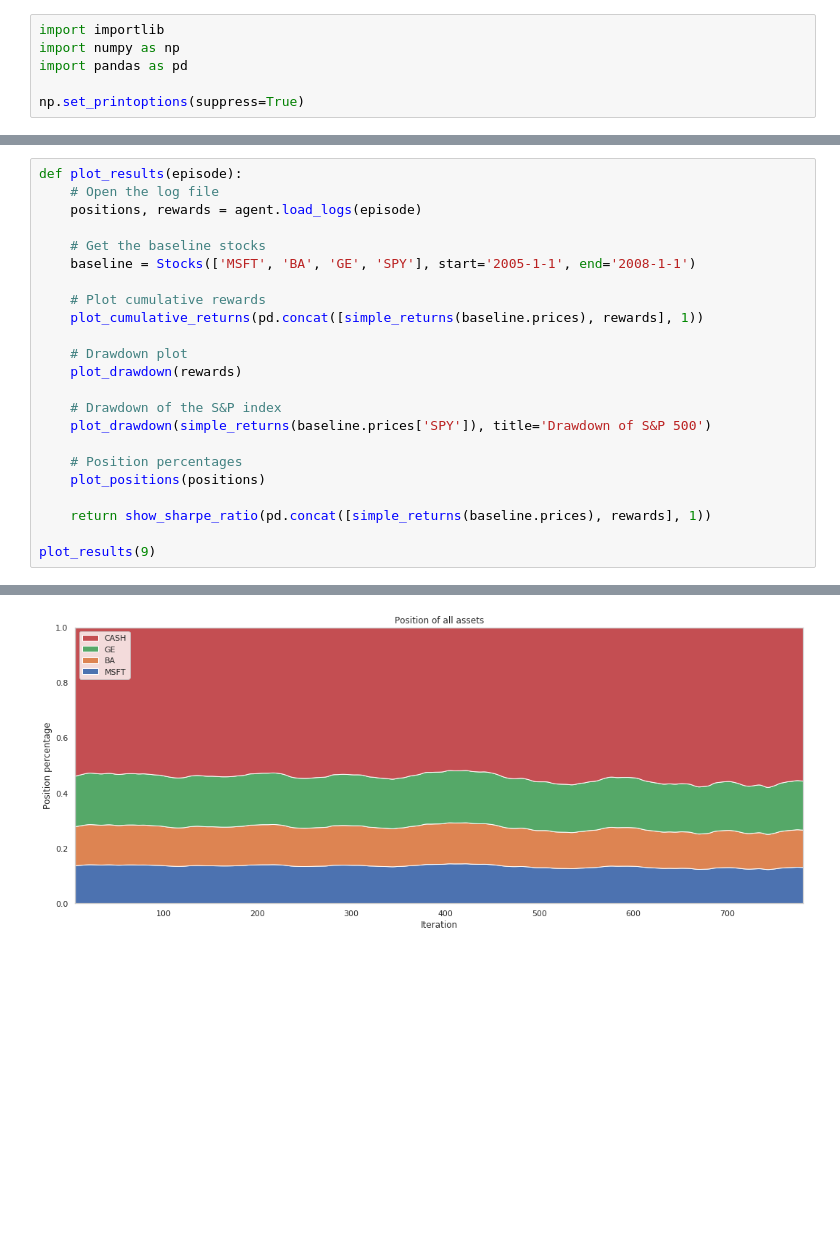
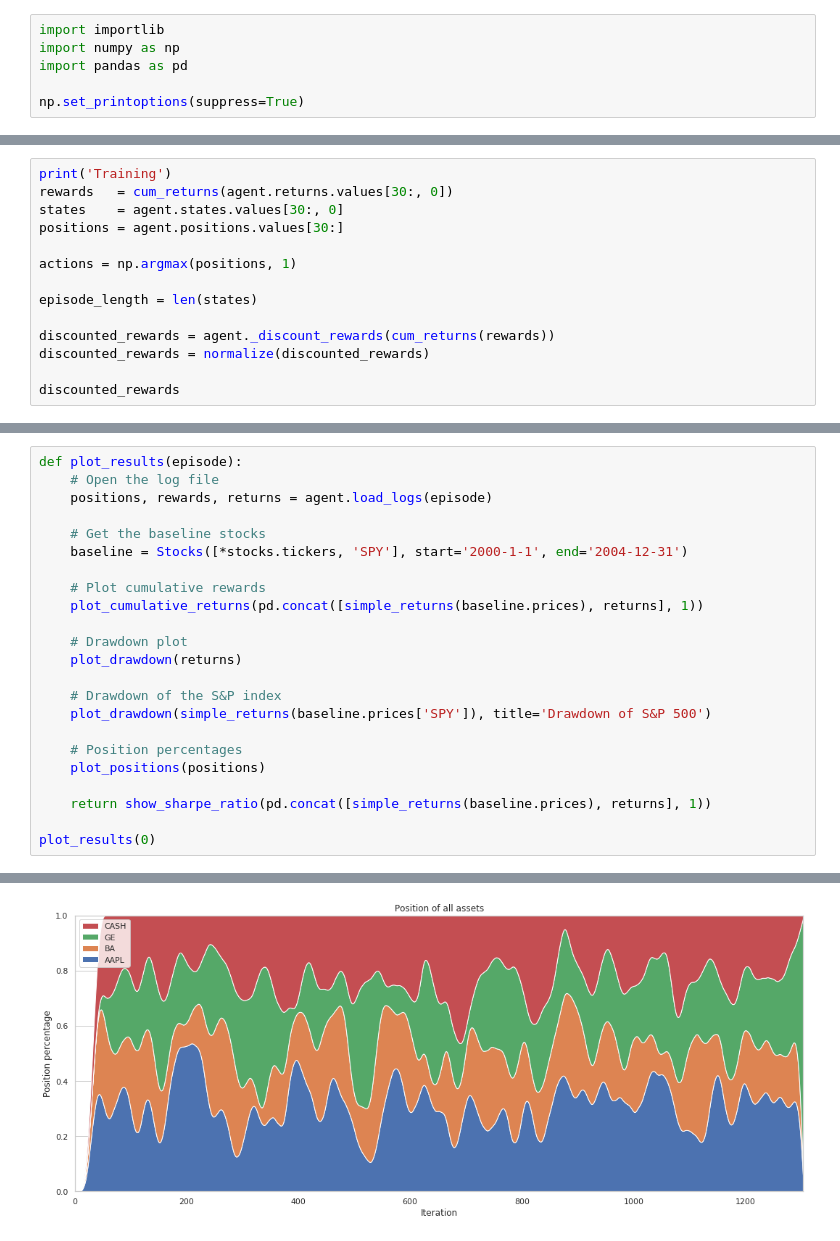
Before and after one commit to JulesHuisman/deep-learning, a Jupyter notebook: sim.ipynb, the cells around one changed output, grey strips where cells are left out. Saved outputs shown, nothing was run; the diff lists cells and outputs as text; blank space fills up the shorter version.

```diff
--- a/sim.ipynb
+++ b/sim.ipynb
@@ -47,0 +88,14 @@ Episode 9
+# %%
+print('Training')
+rewards   = cum_returns(agent.returns.values[30:, 0])
+states    = agent.states.values[30:, 0]
+positions = agent.positions.values[30:]
+
+actions = np.argmax(positions, 1)
+
+episode_length = len(states)
+
+discounted_rewards = agent._discount_rewards(cum_returns(rewards))
+discounted_rewards = normalize(discounted_rewards)
+
+discounted_rewards
@@ -48,16 +123,16 @@ Episode 9
 # %%
 def plot_results(episode):
     # Open the log file
-    positions, rewards = agent.load_logs(episode)
+    positions, rewards, returns = agent.load_logs(episode)
 
     # Get the baseline stocks
-    baseline = Stocks(['MSFT', 'BA', 'GE', 'SPY'], start='2005-1-1', end='2008-1-1')
+    baseline = Stocks([*stocks.tickers, 'SPY'], start='2000-1-1', end='2004-12-31')
 
     # Plot cumulative rewards
-    plot_cumulative_returns(pd.concat([simple_returns(baseline.prices), rewards], 1))
+    plot_cumulative_returns(pd.concat([simple_returns(baseline.prices), returns], 1))
 
     # Drawdown plot
-    plot_drawdown(rewards)
+    plot_drawdown(returns)
 
     # Drawdown of the S&P index
     plot_drawdown(simple_returns(baseline.prices['SPY']), title='Drawdown of S&P 500')
@@ -65,7 +140,7 @@ def plot_results(episode):
     # Position percentages
     plot_positions(positions)
 
-    return show_sharpe_ratio(pd.concat([simple_returns(baseline.prices), rewards], 1))
+    return show_sharpe_ratio(pd.concat([simple_returns(baseline.prices), returns], 1))
 
-plot_results(9)
+plot_results(0)
 # %% [output]
@@ -75,2 +150,2 @@ plot_results(9)
-[figure, old version]
+[figure, new version]
 |  | Sharpe ratio |
```
Also changed, not shown: parts of 16 cells of this notebook, 10 other files.
